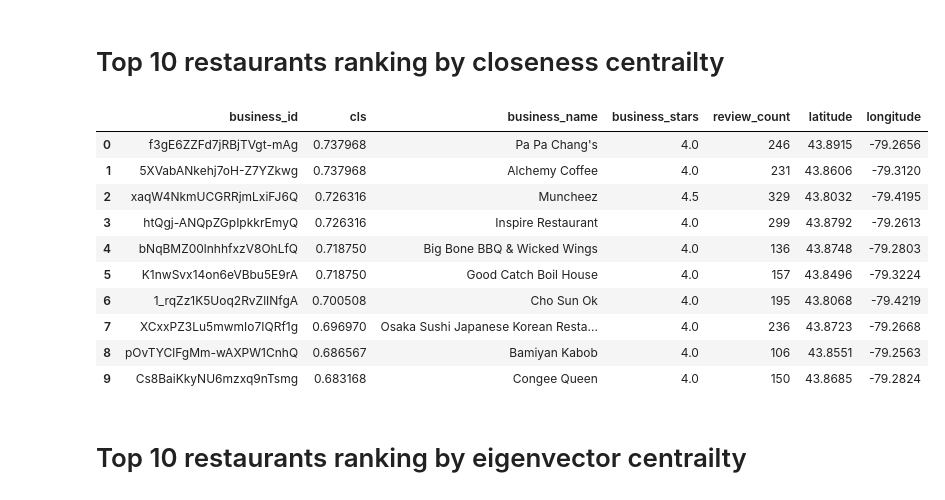
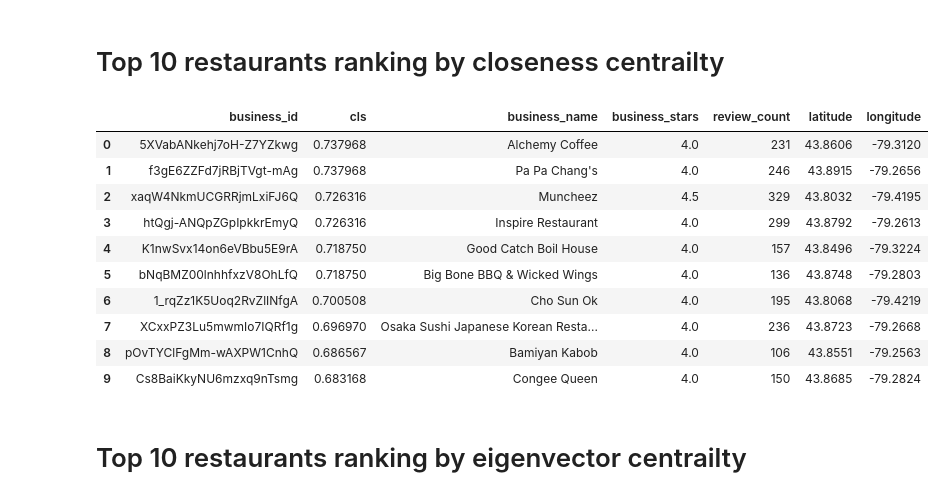
Before and after one commit to christine62/yelp-social-network-analysis, a Jupyter notebook: markham-network-analysis.ipynb, the cells around one changed output. Cells and saved outputs as stored; diff of their text form; code cells hidden in the pictures.

```diff
--- a/markham-network-analysis.ipynb
+++ b/markham-network-analysis.ipynb
@@ -255,23 +259,23 @@ pd.merge(df1,nodes.loc[nodes['business_id'].isin(topbtw)])
 # %% [markdown]
 # Top 10 restaurants ranking by closeness centrailty
 # %%
-closeCent = nx.closeness_centrality(G_b4, normalized=True)
+closeCent = nx.closeness_centrality(G_b4)
 closesort=sorted(closeCent.items(),key=operator.itemgetter(1),reverse=True)
 df_cls = pd.DataFrame(closesort, columns=['business_id', 'cls'])
 df2=df_cls.head(10)
 topcls=df2['business_id'].values.tolist()
 #nodes.loc[nodes['business_id'].isin(topcls)].to_excel('topcls.xlsx')
-nodes.loc[nodes['business_id'].isin(topcls)]
+#nodes.loc[nodes['business_id'].isin(topcls)]
 pd.merge(df2,nodes.loc[nodes['business_id'].isin(topcls)]).to_excel('topcls.xlsx')
 pd.merge(df2,nodes.loc[nodes['business_id'].isin(topcls)])
 # %% [output]
 |  | business_id | cls | business_name | business_stars | review_count | latitude | longitude |
-| 0 | f3gE6ZZFd7jRBjTVgt-mAg | 0.737968 | Pa Pa Chang's | 4.0 | 246 | 43.8915 | -79.2656 |
-| 1 | 5XVabANkehj7oH-Z7YZkwg | 0.737968 | Alchemy Coffee | 4.0 | 231 | 43.8606 | -79.3120 |
+| 0 | 5XVabANkehj7oH-Z7YZkwg | 0.737968 | Alchemy Coffee | 4.0 | 231 | 43.8606 | -79.3120 |
+| 1 | f3gE6ZZFd7jRBjTVgt-mAg | 0.737968 | Pa Pa Chang's | 4.0 | 246 | 43.8915 | -79.2656 |
 | 2 | xaqW4NkmUCGRRjmLxiFJ6Q | 0.726316 | Muncheez | 4.5 | 329 | 43.8032 | -79.4195 |
 | 3 | htQgj-ANQpZGpIpkkrEmyQ | 0.726316 | Inspire Restaurant | 4.0 | 299 | 43.8792 | -79.2613 |
-| 4 | bNqBMZ00lnhhfxzV8OhLfQ | 0.718750 | Big Bone BBQ & Wicked Wings | 4.0 | 136 | 43.8748 | -79.2803 |
-| 5 | K1nwSvx14on6eVBbu5E9rA | 0.718750 | Good Catch Boil House | 4.0 | 157 | 43.8496 | -79.3224 |
+| 4 | K1nwSvx14on6eVBbu5E9rA | 0.718750 | Good Catch Boil House | 4.0 | 157 | 43.8496 | -79.3224 |
+| 5 | bNqBMZ00lnhhfxzV8OhLfQ | 0.718750 | Big Bone BBQ & Wicked Wings | 4.0 | 136 | 43.8748 | -79.2803 |
 | 6 | 1_rqZz1K5Uoq2RvZlINfgA | 0.700508 | Cho Sun Ok | 4.0 | 195 | 43.8068 | -79.4219 |
 | 7 | XCxxPZ3Lu5mwmIo7IQRf1g | 0.696970 | Osaka Sushi Japanese Korean Resta... | 4.0 | 236 | 43.8723 | -79.2668 |
 | 8 | pOvTYClFgMm-wAXPW1CnhQ | 0.686567 | Bamiyan Kabob | 4.0 | 106 | 43.8551 | -79.2563 |
```
Also changed, not shown: parts of 31 cells of this notebook.
